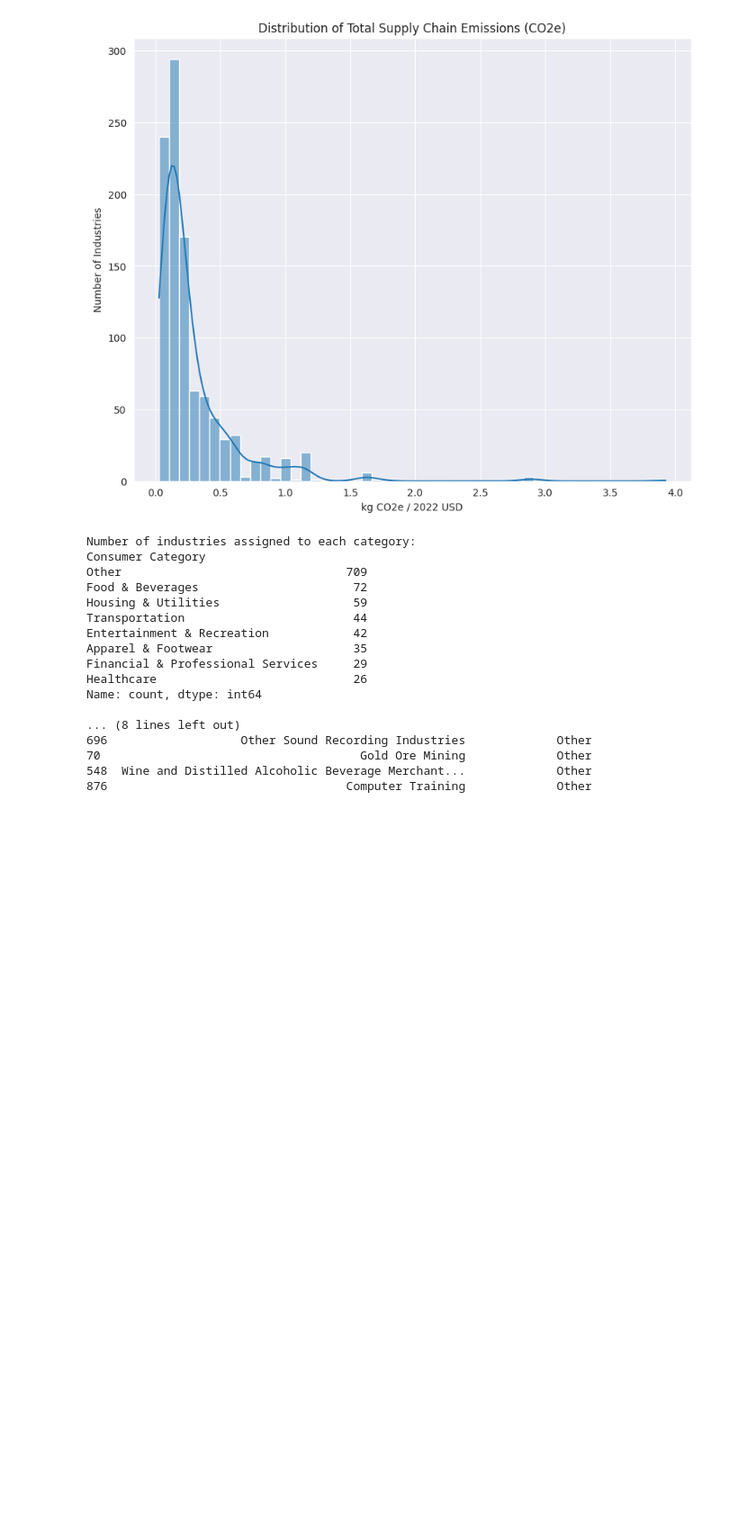
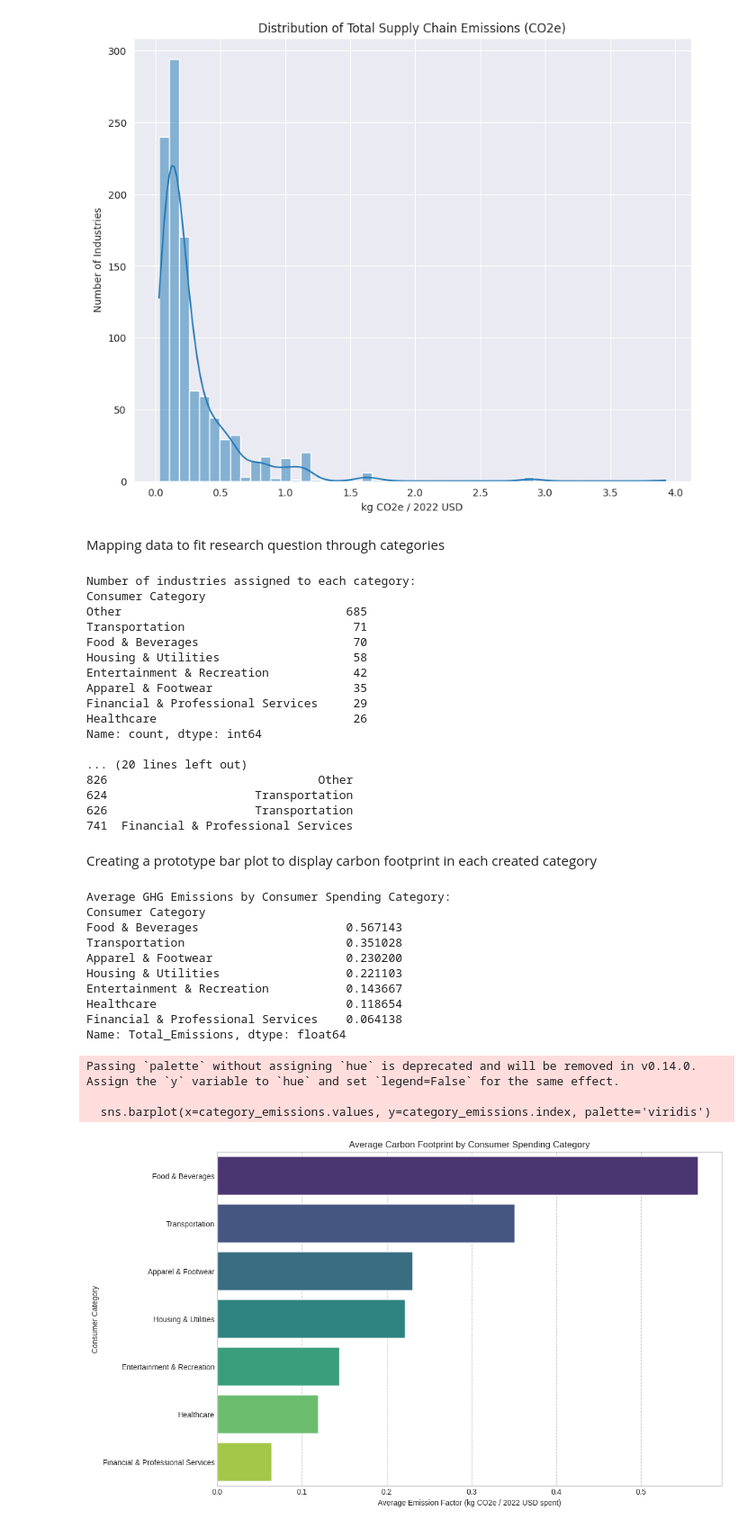
Before and after one commit to thesuper147/Carbon-Emissions_CS_DSRP, a Jupyter notebook: Carbon_Emissions_CS_DSRP.ipynb, the cells around one changed output. Shown at 90% size. Cells and saved outputs as stored; diff of their text form; code cells hidden in the pictures; blank space fills up the shorter version.

```diff
--- a/Carbon_Emissions_CS_DSRP.ipynb
+++ b/Carbon_Emissions_CS_DSRP.ipynb
@@ -68,6 +58,8 @@ plt.ylabel('Number of Industries')
 plt.show()
 # %% [output]
 [figure]
+# %% [markdown]
+Mapping data to fit research question through categories
 # %%
 import numpy as np
 
@@ -76,11 +68,11 @@ df_consumer = df.copy()
 
 df_consumer['Consumer Category'] = 'Other'
 
-
+# filtering of industries (2017 naics title) to create specific categories that are usable for project
 keywords_map = {
     'Housing & Utilities': ['Power generation', 'Electric', 'Residential', 'Construction', 'Natural gas', 'Water', 'Sewer', 'Furniture', 'Appliance', 'Plumbing'],
-    'Food & Beverages': ['Farm', 'Food', 'Crop', 'Animal', 'Fishing', 'Breakfast', 'Cereal', 'Sugar', 'Winery', 'Brewery', 'Restaurant', 'Grocery'],
-    'Transportation': ['Automobile', 'Vehicle', 'Gasoline', 'Air transport', 'Rail', 'Transit', 'Pipeline', 'Taxi'],
+    'Food & Beverages': ['Farm', 'Food', 'Animal', 'Fishing', 'Breakfast', 'Cereal', 'Sugar', 'Winery', 'Brewery', 'Restaurant', 'Grocery'],
+    'Transportation': ['Automobile', 'Vehicle', 'Gasoline', 'Air transport', 'Rail', 'Transit', 'Pipeline', 'Taxi', 'Airplane', 'Car', 'Train'],
     'Apparel & Footwear': ['Apparel', 'Textile', 'Clothing', 'Fabric', 'Leather', 'Footwear'],
     'Healthcare': ['Hospital', 'Ambulatory', 'Health', 'Pharmaceutical', 'Medical', 'Surgical', 'Surgery', 'Psychology', 'Doctor', 'Pharmacy', 'Veterinary'],
     'Entertainment & Recreation': ['Hotel', 'Amusement', 'Recreation', 'Museum', 'Arts', 'Spectator sports', 'Book', 'Motion picture'],
@@ -93,7 +85,7 @@ for category, keywords in keywords_map.items():
     mask = df_consumer['Industry'].str.contains(pattern, case=False)
     df_consumer.loc[mask, 'Consumer Category'] = category
 
-
+# --> samples data for proofing
 print("Number of industries assigned to each category:")
 print(df_consumer['Consumer Category'].value_counts())
 
@@ -103,18 +95,50 @@ print(df_consumer[['Industry', 'Consumer Category']].sample(10))
 # %% [output]
 Number of industries assigned to each category:
 Consumer Category
-Other                                709
-Food & Beverages                      72
-Housing & Utilities                   59
-Transportation                        44
+Other                                685
+Transportation                        71
+Food & Beverages                      70
+Housing & Utilities                   58
 Entertainment & Recreation            42
 Apparel & Footwear                    35
 Financial & Professional Services     29
 Healthcare                            26
 Name: count, dtype: int64
 
-... (8 lines left out)
-696                   Other Sound Recording Industries             Other
-70                                     Gold Ore Mining             Other
-548  Wine and Distilled Alcoholic Beverage Merchant...             Other
-876                                  Computer Training             Other
+... (20 lines left out)
+826                              Other
+624                     Transportation
+626                     Transportation
+741  Financial & Professional Services
+# %% [markdown]
+Creating a prototype bar plot to display carbon footprint in each created category
+# %%
+# average emission factor for each consumer categ
+category_emissions = df_consumer.groupby('Consumer Category')['Total_Emissions'].mean().sort_values(ascending=False)
+
+print("\nAverage GHG Emissions by Consumer Spending Category:")
+print(category_emissions)
+
+
+plt.figure(figsize=(12, 8))
+sns.barplot(x=category_emissions.values, y=category_emissions.index, palette='viridis')
+plt.title('Average Carbon Footprint by Consumer Spending Category')
+plt.xlabel('Average Emission Factor (kg CO2e / 2022 USD spent)')
+plt.ylabel('Consumer Category')
+plt.grid(axis='x', linestyle='--')
+plt.show()
+# %% [output]
+Average GHG Emissions by Consumer Spending Category:
+Consumer Category
+Food & Beverages                     0.567143
+Transportation                       0.351028
+Apparel & Footwear                   0.230200
+Housing & Utilities                  0.221103
+Entertainment & Recreation           0.143667
+Healthcare                           0.118654
+Financial & Professional Services    0.064138
+Name: Total_Emissions, dtype: float64
+Passing `palette` without assigning `hue` is deprecated and will be removed in v0.14.0. Assign the `y` variable to `hue` and set `legend=False` for the same effect.
+
+  sns.barplot(x=category_emissions.values, y=category_emissions.index, palette='viridis')
+[figure, added]
```
Also changed, not shown: parts of 5 cells of this notebook.
